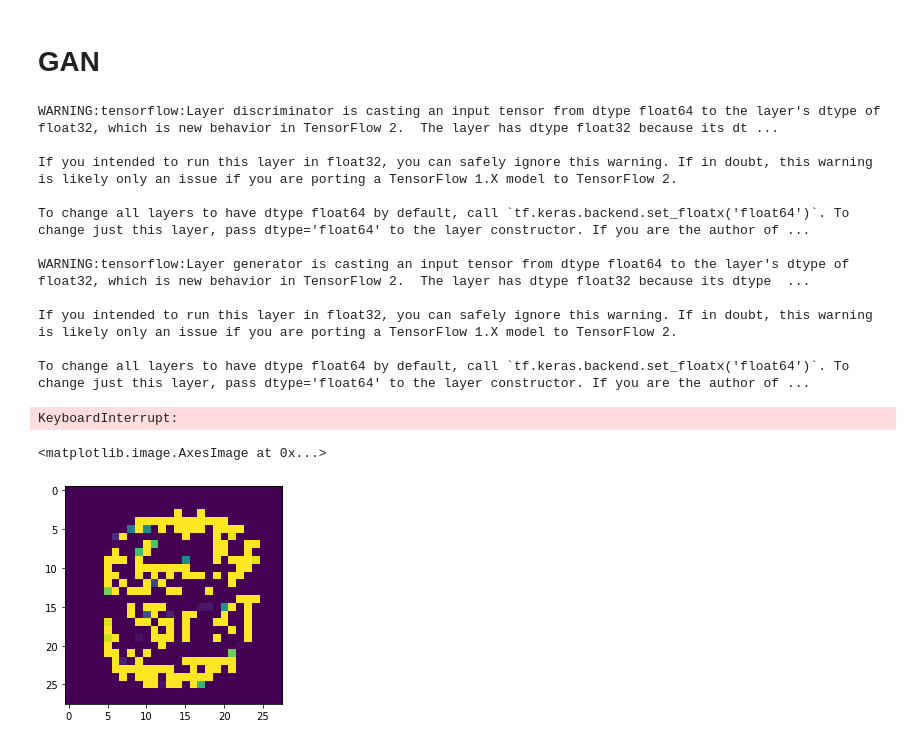
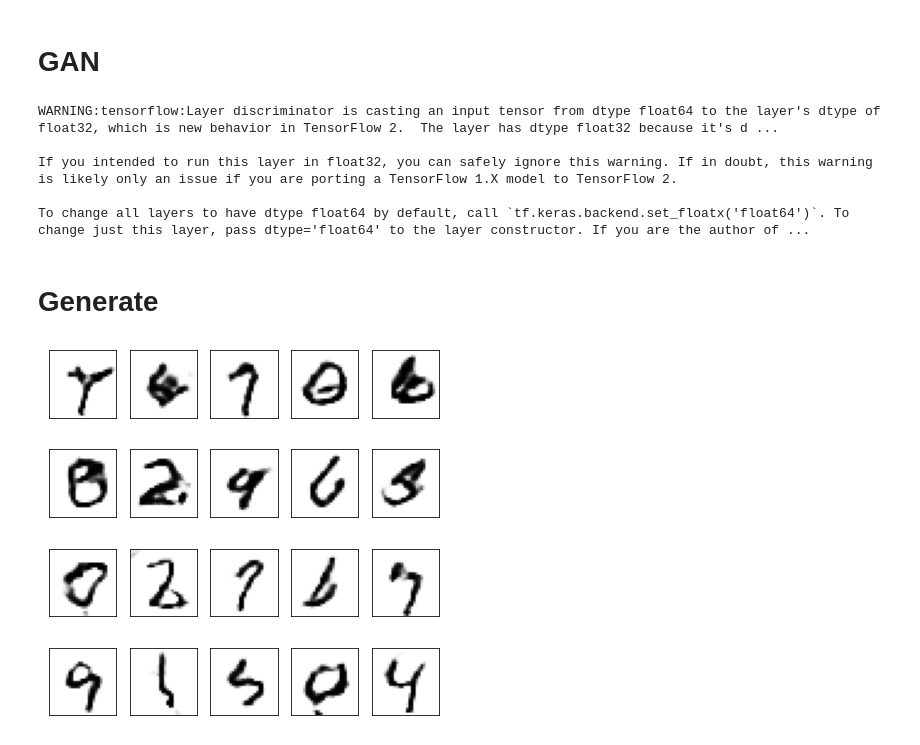
Before and after one commit to prasenjit52282/GANs, a Jupyter notebook: Vanilla-GAN/generator-Discriminator.ipynb, the cells around one changed output. Cells and saved outputs as stored; diff of their text form; code cells hidden in the pictures.

```diff
--- a/Vanilla-GAN/generator-Discriminator.ipynb
+++ b/Vanilla-GAN/generator-Discriminator.ipynb
@@ -76,17 +78,10 @@ class Generative_Adverserial_Nets:
 # %%
-gan=Generative_Adverserial_Nets(load_mnist(), noise_dim=100, batch_size=100, K=1)
+gan=Generative_Adverserial_Nets(load_mnist(),image_shape=(28,28,1),noise_dim=100,batch_size=256)
 # %%
-gan.train()
+gan.train(epochs=100)
 # %% [output]
-WARNING:tensorflow:Layer discriminator is casting an input tensor from dtype float64 to the layer's dtype of float32, which is new behavior in TensorFlow 2.  The layer has dtype float32 because its dt ...
+WARNING:tensorflow:Layer discriminator is casting an input tensor from dtype float64 to the layer's dtype of float32, which is new behavior in TensorFlow 2.  The layer has dtype float32 because it's d ...
 
 If you intended to run this layer in float32, you can safely ignore this warning. If in doubt, this warning is likely only an issue if you are porting a TensorFlow 1.X model to TensorFlow 2.
 
 To change all layers to have dtype float64 by default, call `tf.keras.backend.set_floatx('float64')`. To change just this layer, pass dtype='float64' to the layer constructor. If you are the author of ...
-
-WARNING:tensorflow:Layer generator is casting an input tensor from dtype float64 to the layer's dtype of float32, which is new behavior in TensorFlow 2.  The layer has dtype float32 because its dtype  ...
-
-If you intended to run this layer in float32, you can safely ignore this warning. If in doubt, this warning is likely only an issue if you are porting a TensorFlow 1.X model to TensorFlow 2.
-
-To change all layers to have dtype float64 by default, call `tf.keras.backend.set_floatx('float64')`. To change just this layer, pass dtype='float64' to the layer constructor. If you are the author of ...
-KeyboardInterrupt:
@@ -95,8 +88,17 @@ img=gan.G.predict(gan.sample_noise(1))
+# %% [markdown]
+# Generate
 # %%
 import matplotlib.pyplot as plt
 %matplotlib inline
-# %%
-plt.imshow(img[0].reshape(28,28))
-# %% [output]
-<matplotlib.image.AxesImage at 0x...>
-[figure, removed]
+# %%
+img=gan.G.predict(gan.sample_noise(20))
+fig=plt.figure(figsize=(7,7))
+for row in range(4):
+    for col in range(5):
+        ax=fig.add_subplot(4,5,5*row+col+1)
+        ax.imshow(img[5*row+col].reshape(28,28),cmap='gray_r')
+        ax.set_xticks([])
+        ax.set_yticks([])
+plt.show()
+# %% [output]
+[figure, added]
```
Also changed, not shown: parts of 4 cells of this notebook, 4 other files.
